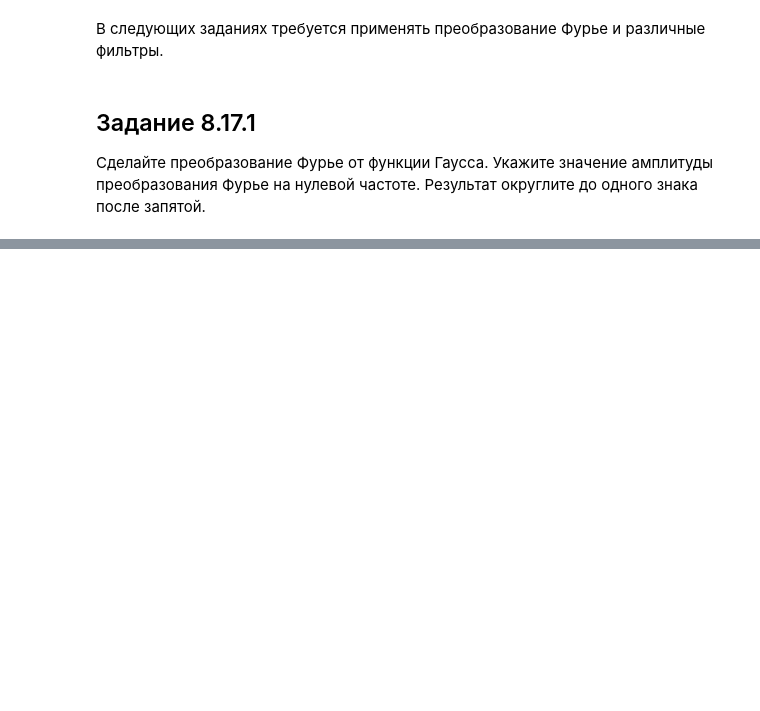
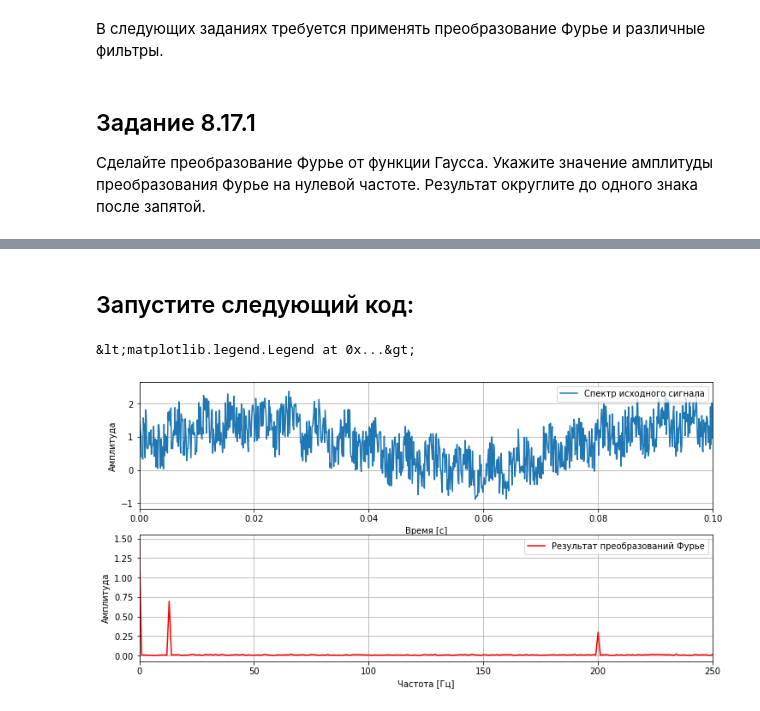
Before and after one commit to IvanRumyantsev/Skillfactory_DST_10, a Jupyter notebook: Юнит 7. Machine Learning в продакшн/ML-8. Временные ряды в машинном обучении/ML-8. Временные ряды в машинном обучении.ipynb, the cells around one changed output, grey strips where cells are left out. Cells and saved outputs as stored; diff of their text form; code cells hidden in the pictures; blank space fills up the shorter version.

```diff
--- a/Юнит 7. Machine Learning в продакшн/ML-8. Временные ряды в машинном обучении/ML-8. Временные ряды в машинном обучении.ipynb
+++ b/Юнит 7. Machine Learning в продакшн/ML-8. Временные ряды в машинном обучении/ML-8. Временные ряды в машинном обучении.ipynb
@@ -1211,0 +1240,59 @@ Cделайте преобразование Фурье от функции Га
+# %% [markdown]
+## Запустите следующий код:
+# %%
+'''
+Имеем исходный сигнал состоящий из 3 компонент:
+- синус c частотой w1 и амплитудой a1
+- синус c частотой w2 и амплитудой a2
+- шум с амплитудой a3
+'''
+w1 = 13   ## частота первого синуса
+w2 = 200  ## частота второго синуса
+a1 = 0.7  ## амплитуда первого синуса
+a2 = 0.3  ## амплитуда второго синуса
+a3 = 1.5  ## амплитуда шума
+
+''' Для формирования сетки графика (и в частности оси абсциссы) зафиксиируем эти параметры '''
+Fs = 10000  ## частота дискретизации: 10 кГц
+Ts = 1.0/Fs ## интервал времени между соседними точками
+
+np.random.seed(42)
+
+''' Запишем исходный сигнал в DataFrame c числом наблюдений Fs (10'000)'''
+df = pd.DataFrame()
+## ось времени
+df['t'] = np.arange(0, 1, Ts) # создаём 10'000 значений в интервале от 0 до 1
+## cигнал из трёх компонент описанных выше
+df['y'] = a1*np.sin(2*np.pi*w1*df.t) + a2*np.sin(2*np.pi*w2*df.t) + a3*np.random.random(Fs)
+
+## создаём сетку частот
+frq = np.fft.fftfreq(Fs, Ts) # <- тут 10'000 значений
+## нас интересуют только положительные частоты (отрицательные частоты симметричны)
+frq = frq[range(int(Fs/2))] # <- а тут 5'000 значений
+
+## делаем преобразование Фурье
+Y = 2/Fs * np.fft.fft(df.y)
+## нас интересуют только положительные частоты (отрицательные частоты симметричны)
+Y = Y[range(int(Fs/2))]
+
+## визуализируем
+fig, ax = plt.subplots(2, 1, figsize=(12, 6))
+
+# 1 график
+ax[0].plot(df.t, df.y)
+ax[0].set_xlim([0, 0.1])
+ax[0].set_xlabel('Время [c]')
+ax[0].set_ylabel('Амплитуда')
+ax[0].grid()
+ax[0].legend(['Спектр исходного сигнала'], loc=1)
+
+# 2 график
+ax[1].plot(frq, abs(Y), 'r')
+ax[1].set_xlabel('Частота [Гц]')
+ax[1].set_ylabel('Амплитуда')
+ax[1].set_xlim([0, 250])
+ax[1].grid()
+ax[1].legend(['Результат преобразований Фурье'], loc=1)
+# %% [output]
+&lt;matplotlib.legend.Legend at 0x...&gt;
+[figure, added]
```
Also changed, not shown: parts of 8 cells of this notebook.
